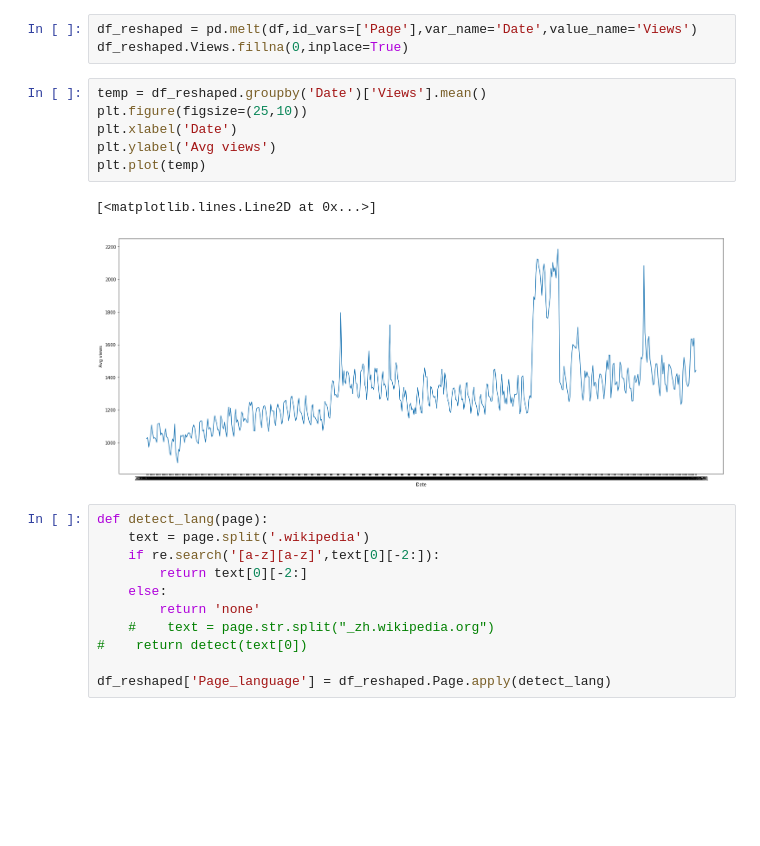
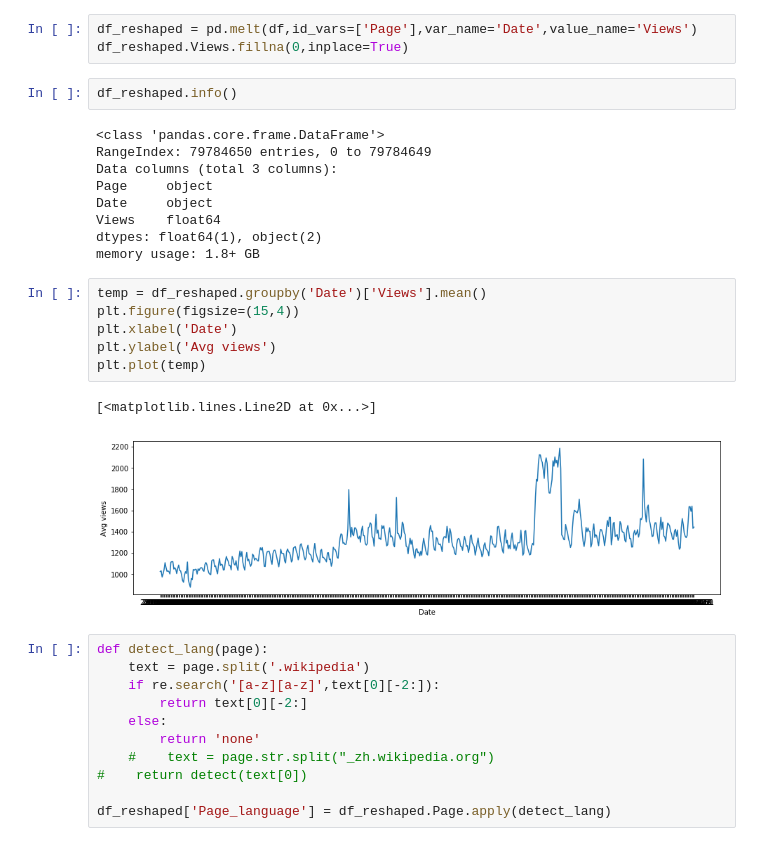
Before and after one commit to Subikshaa/Time-Series-Forecasting-on-Web-Traffic-Dataset, a Jupyter notebook: forecast.ipynb, the cells around one changed output. Saved outputs shown, nothing was run; the diff lists cells and outputs as text; blank space fills up the shorter version.

```diff
--- a/forecast.ipynb
+++ b/forecast.ipynb
@@ -30,15 +30,26 @@ memory usage: 609.8+ MB
 # %%
 df_reshaped = pd.melt(df,id_vars=['Page'],var_name='Date',value_name='Views')
 df_reshaped.Views.fillna(0,inplace=True)
+# %%
+df_reshaped.info()
+# %% [output]
+<class 'pandas.core.frame.DataFrame'>
+RangeIndex: 79784650 entries, 0 to 79784649
+Data columns (total 3 columns):
+Page     object
+Date     object
+Views    float64
+dtypes: float64(1), object(2)
+memory usage: 1.8+ GB
 # %%
 temp = df_reshaped.groupby('Date')['Views'].mean()
-plt.figure(figsize=(25,10))
+plt.figure(figsize=(15,4))
 plt.xlabel('Date')
 plt.ylabel('Avg views')
 plt.plot(temp)
 # %% [output]
 [<matplotlib.lines.Line2D at 0x...>]
-[figure, old version]
+[figure, new version]
 # %%
 def detect_lang(page):
     text = page.split('.wikipedia')
```
Also changed, not shown: parts of 8 cells of this notebook.
